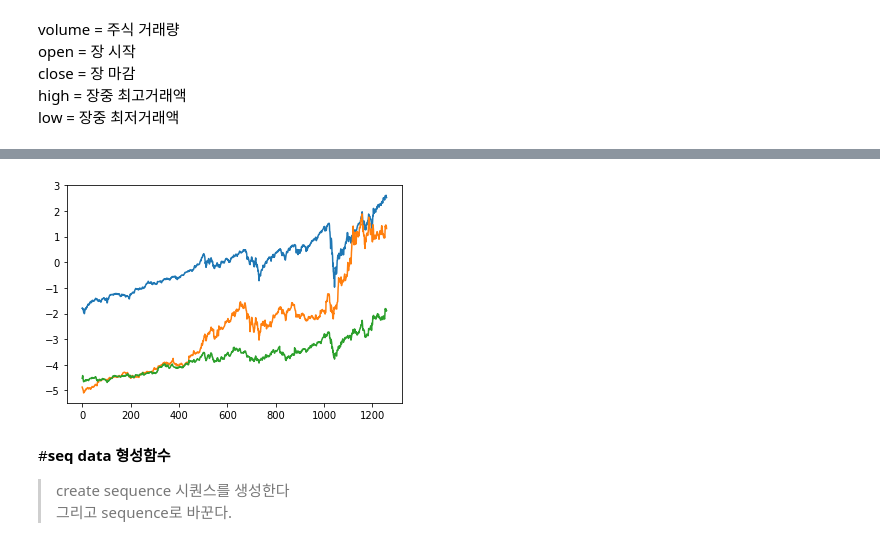
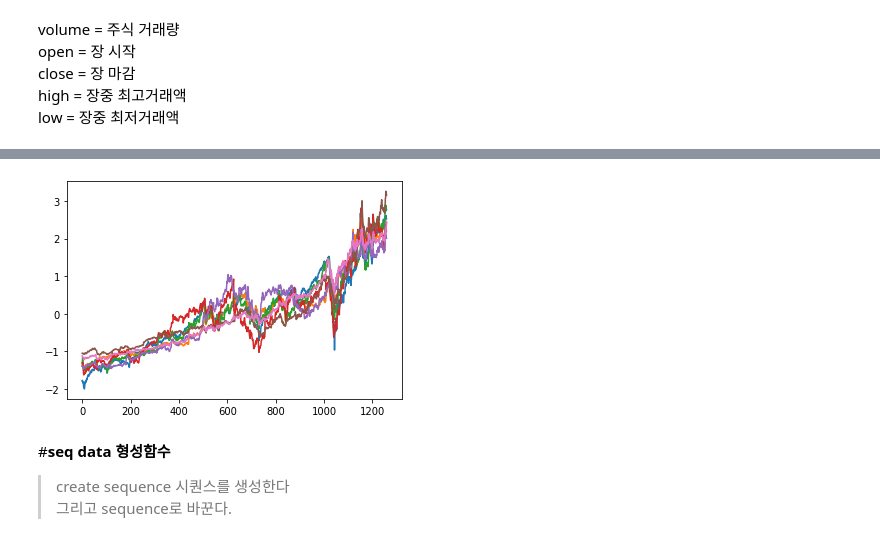
Before and after one commit to LSJgobsl/TransformerSNP500, a Jupyter notebook: snp500_20210120.ipynb, the cells around one changed output, grey strips where cells are left out. Cells and saved outputs as stored; diff of their text form; code cells hidden in the pictures.

```diff
--- a/snp500_20210120.ipynb
+++ b/snp500_20210120.ipynb
@@ -61,3 +94,11 @@ batch_size = 7
+# %%
+def s2frame(ser, sclr, str):
+  sertmp = ser.to_frame()
+  serscaler = sclr.fit(sertmp.values.reshape(-1,1))
+  sers = serscaler.transform(sertmp.values.reshape(-1,1))
+  print(type(sers),'\n',sers)
+  sertmp = pd.DataFrame(sers, columns = [str])
+  return sertmp, serscaler
 # %%
 X_cols = list(raw_data.columns)
 X_cols.remove('High')
@@ -65,37 +106,74 @@ X_cols.remove('High')
 test_data_size = int(1258*0.3)
 X = raw_data[X_cols]
 y = raw_data['High']
+real_y = y
 y.dropna(inplace=True)
-#print(y)
+#print(type(y))
+
+scaler = StandardScaler()
+
+y, yscaler = s2frame(y, scaler, 'GSPC')
+print(y.index)
+
+#print(y, real_y)
+#real = yscaler.inverse_transform(y)
+#print('IT\'S REAL',real, real_y[-10:])
 
 goog_high = goog['High']
 goog_high.dropna(inplace=True)
-#print(goog_high)
+
+g , gscaler = s2frame(goog_high, scaler, 'GOOG')
+print(g)
 
 amzn_high = amzn['High']
 amzn_high.dropna(inplace=True)
-#print(amzn_high)
 
-merged_data = pd.merge(y,amzn_high,on='Date')
-merged_data = pd.merge(merged_data, goog_high, on='Date')
-
-merged_data = merged_data.rename(columns={'High_x': 'GSPC', 'High_y':'AMZN', 'High':'GOOGL'})
-print('merged_data\n',merged_data)
-
-scaler = StandardScaler()
-mdscaler = scaler.fit(merged_data)
-yscaler = scaler.fit(y.values.reshape(-1,1))
+a , ascaler = s2frame(amzn_high, scaler, 'AMZN')
 
 
-y = yscaler.transform(y.values.reshape(-1,1))
-print(y.shape)
+merged_data = pd.concat([y, a], axis = 1)
+print(merged_data)
+merged_data = pd.concat([merged_data, g], axis = 1)
+print(merged_data)
 
+fb_high = fb['High']
+fb_high.dropna(inplace=True)
 
+f, fscaler = s2frame(fb_high, scaler, 'FB')
 
-md = mdscaler.transform(merged_data)
+merged_data = pd.concat([merged_data, f],axis = 1)
+print(merged_data)
+
+nflx_high = nflx['High']
+nflx_high.dropna(inplace=True)
+
+n, nscaler = s2frame(nflx_high, scaler, 'NFLX')
+
+merged_data = pd.concat([merged_data, n], axis  = 1)
+print(merged_data)
+
+aapl_high = aapl['High']
+aapl_high.dropna(inplace=True)
+
+ap, apscaler = s2frame(aapl_high, scaler, 'AAPL')
+
+merged_data = pd.concat([merged_data, ap], axis = 1)
+
+msft_high=msft['High']
+msft_high.dropna(inplace=True)
+
+ms, msscaler = s2frame(msft_high, scaler, 'MSFT')
+
+md = pd.concat([merged_data, ms], axis = 1)
 print(md)
+md = md.to_numpy()
+
+yscaler = scaler.fit(real_y.values.reshape(-1,1))
+real = yscaler.inverse_transform(y)
+print('IT\'S REAL',real, real_y[-10:])
 
 X_train, X_test = X[:-test_data_size], X[-test_data_size:]
+y = y.to_numpy()
 y_train, y_test = y[:-test_data_size].flatten(), y[-test_data_size:].flatten()
 md_train, md_test = md[:-test_data_size], md[-test_data_size:]
 
@@ -128,5 +210,5 @@ train set :  (882,)
  <matplotlib.lines.Line2D at 0x...>]
-[figure, old version]
+[figure, new version]
 # %% [markdown]
 #**seq data 형성함수**
 >create sequence 시퀀스를 생성한다 \
```
Also changed, not shown: parts of 24 cells of this notebook.
